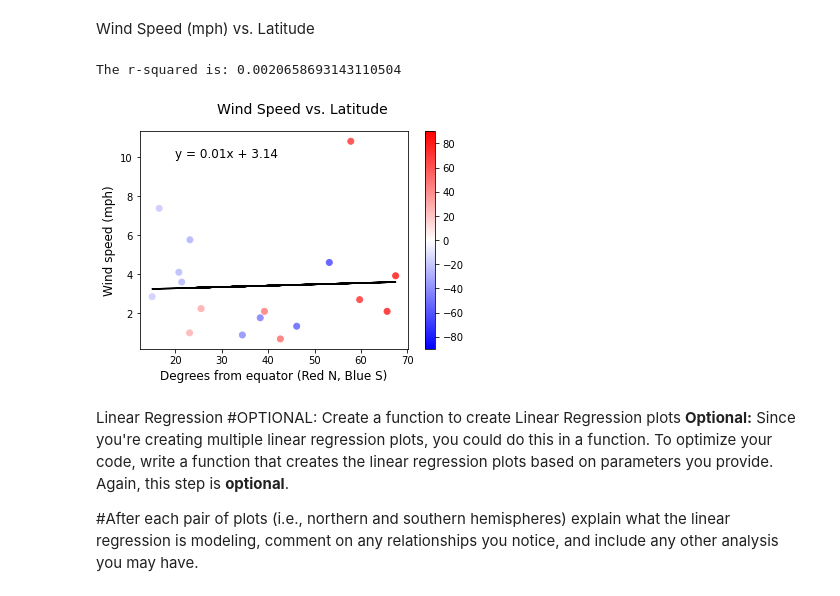
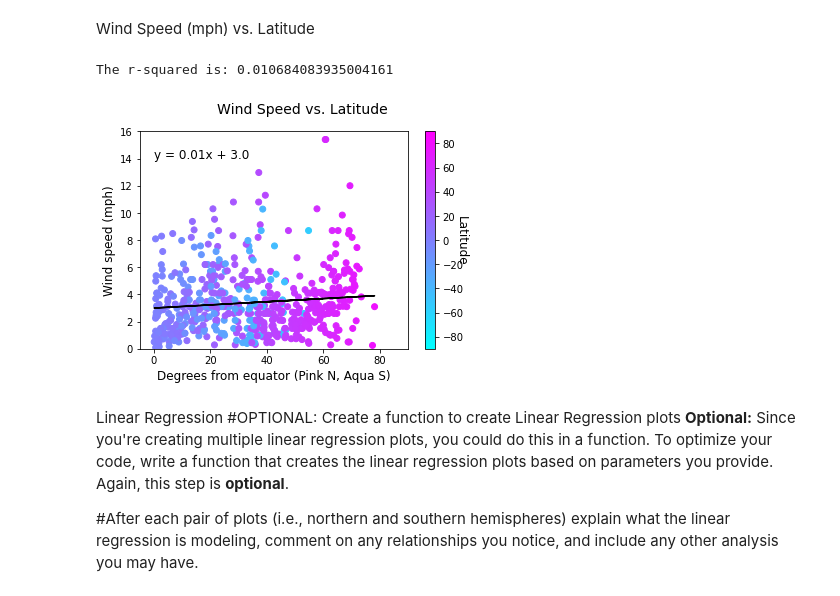
Before and after one commit to bjmacgreg/python-api-challenge, a Jupyter notebook: WeatherPy/WeatherPy.ipynb, the cells around one changed output. Saved outputs shown, nothing was run; the diff lists cells and outputs as text; code cells hidden in the pictures.

```diff
--- a/WeatherPy/WeatherPy.ipynb
+++ b/WeatherPy/WeatherPy.ipynb
@@ -54,10 +54,10 @@ lat_lngs = []
 cities = []
 
 # Create a set of random lat and lng combinations
-#lats = np.random.uniform(lat_range[0], lat_range[1], size=1500)
-#lngs = np.random.uniform(lng_range[0], lng_range[1], size=1500)
-lats = np.random.uniform(lat_range[0], lat_range[1], size=20)
-lngs = np.random.uniform(lng_range[0], lng_range[1], size=20)
+lats = np.random.uniform(lat_range[0], lat_range[1], size=1500)
+lngs = np.random.uniform(lng_range[0], lng_range[1], size=1500)
+#lats = np.random.uniform(lat_range[0], lat_range[1], size=20)
+#lngs = np.random.uniform(lng_range[0], lng_range[1], size=20)
 
 lat_lngs = zip(lats, lngs)
 
@@ -72,5 +72,4 @@ for lat_lng in lat_lngs:
 # Print the city count to confirm sufficient count
 len(cities)
 #print(cities)
-#set(zip(lats, lngs))
 # %% [output]
@@ -332,34 +322,37 @@ The r-squared is: 0.0006108150777574972
 # %% [markdown]
 Wind Speed (mph) vs. Latitude
 # %%
-colors = plt.set_cmap('bwr')
+colors = plt.set_cmap('cool')
 norm = mcolors.TwoSlopeNorm(vmin=-90, vcenter=0, vmax=90)
 
 vmin = -90
 vmax = 90
 vcenter = 0
 
 y_values = cities_df["Wind_speed_mph"]
 x_values = abs(cities_df["Lat"])
 (slope, intercept, rvalue, pvalue, stderr) = linregress(x_values, y_values)
 regress_values = x_values * slope + intercept
 line_eq = "y = " + str(round(slope,2)) + "x + " + str(round(intercept,2))
 
 plt.scatter(x_values,y_values, c=cities_df.Lat, cmap=colors, norm=norm)
-plt.colorbar()
+plt.xlim(-5, 90)
+plt.ylim(0, 16)
+colorbar = plt.colorbar()
+colorbar.set_label('Latitude', rotation=270, size = 12)
 
 plt.plot(x_values,regress_values,"k-")
-plt.annotate(line_eq,(20,10),fontsize=12,color="black")
-plt.xlabel('Degrees from equator (Red N, Blue S)', size=12)
+plt.annotate(line_eq,(0,14),fontsize=12,color="black")
+plt.xlabel('Degrees from equator (Pink N, Aqua S)', size=12)
 plt.ylabel('Wind speed (mph)', size=12)
 plt.suptitle('Wind Speed vs. Latitude', size=14)
 
 print(f"The r-squared is: {rvalue**2}")
 
 plt.show()
 # %% [output]
-The r-squared is: 0.0020658693143110504
+The r-squared is: 0.010684083935004161
-[figure, old version]
+[figure, new version]
 # %% [markdown]
 Linear Regression
 #OPTIONAL: Create a function to create Linear Regression plots
```
Also changed, not shown: parts of 16 cells of this notebook, 1 other file.
